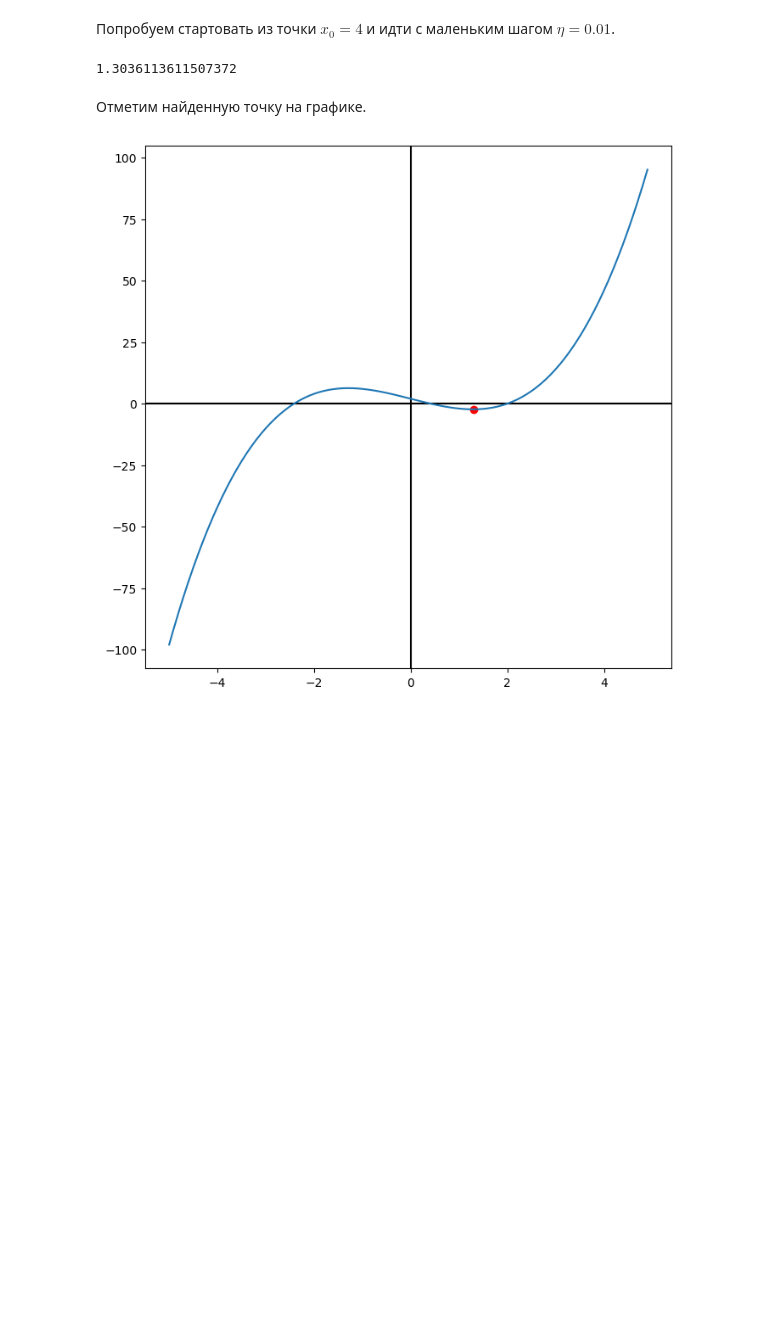
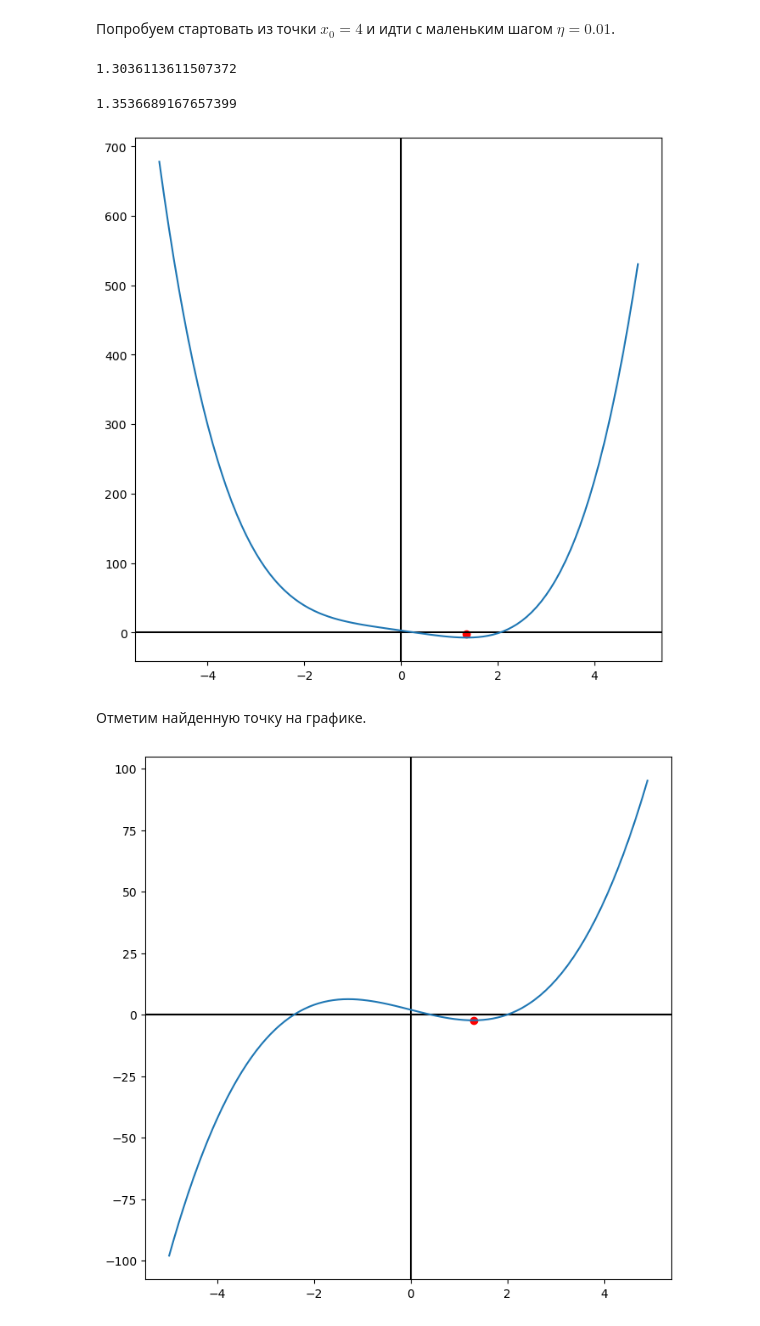
Before and after one commit to Defa17/Machine-Learning-Course-on-Stepik, a Jupyter notebook: Part 2/Step 4.1 Градиентный спуск для функции одной переменной.ipynb, the cells around one changed output. Cells and saved outputs as stored; diff of their text form; code cells hidden in the pictures; blank space fills up the shorter version.

```diff
--- a/Part 2/Step 4.1 Градиентный спуск для функции одной переменной.ipynb
+++ b/Part 2/Step 4.1 Градиентный спуск для функции одной переменной.ipynb
@@ -37,3 +54,6 @@ def grad_f (x):
+# %%
+def grad_f1(x):
+    return 4*x**3 - 10
 # %% [markdown]
 Теперь реализуем метод в виде функции.
 # %%
@@ -41,7 +61,7 @@ def gradient_descent(x_start, learning_rate, epsilon, num_iterations):
     x_curr = x_start
 
     for i in range(num_iterations):
-      x_new = x_curr - learning_rate * grad_f(x_curr)
+      x_new = x_curr - learning_rate * grad_f1(x_curr)
 
       if abs(x_new - x_curr) < epsilon:
         return x_curr
@@ -61,6 +81,26 @@ x_res = gradient_descent(x0, eta, epsilon, iterations)
 x_res
 # %% [output]
 1.3036113611507372
+# %%
+x0 = 5
+lr = 0.01
+epsilon = 0.001
+iteration = 10000
+
+x_res1 = gradient_descent(x0, lr, epsilon, iteration)
+x_res1
+# %% [output]
+1.3536689167657399
+# %%
+plt.figure(figsize=(8,8))
+
+plt.axvline(x=0, c = 'black')
+plt.axhline(y=0, c = 'black')
+plt.plot(x_values, f_values)
+
+plt.scatter(x_res1, f(x_res1), marker='o', c='red');
+# %% [output]
+[figure, added]
 # %% [markdown]
 Отметим найденную точку на графике.
 # %%
```
Also changed, not shown: parts of 3 cells of this notebook.
